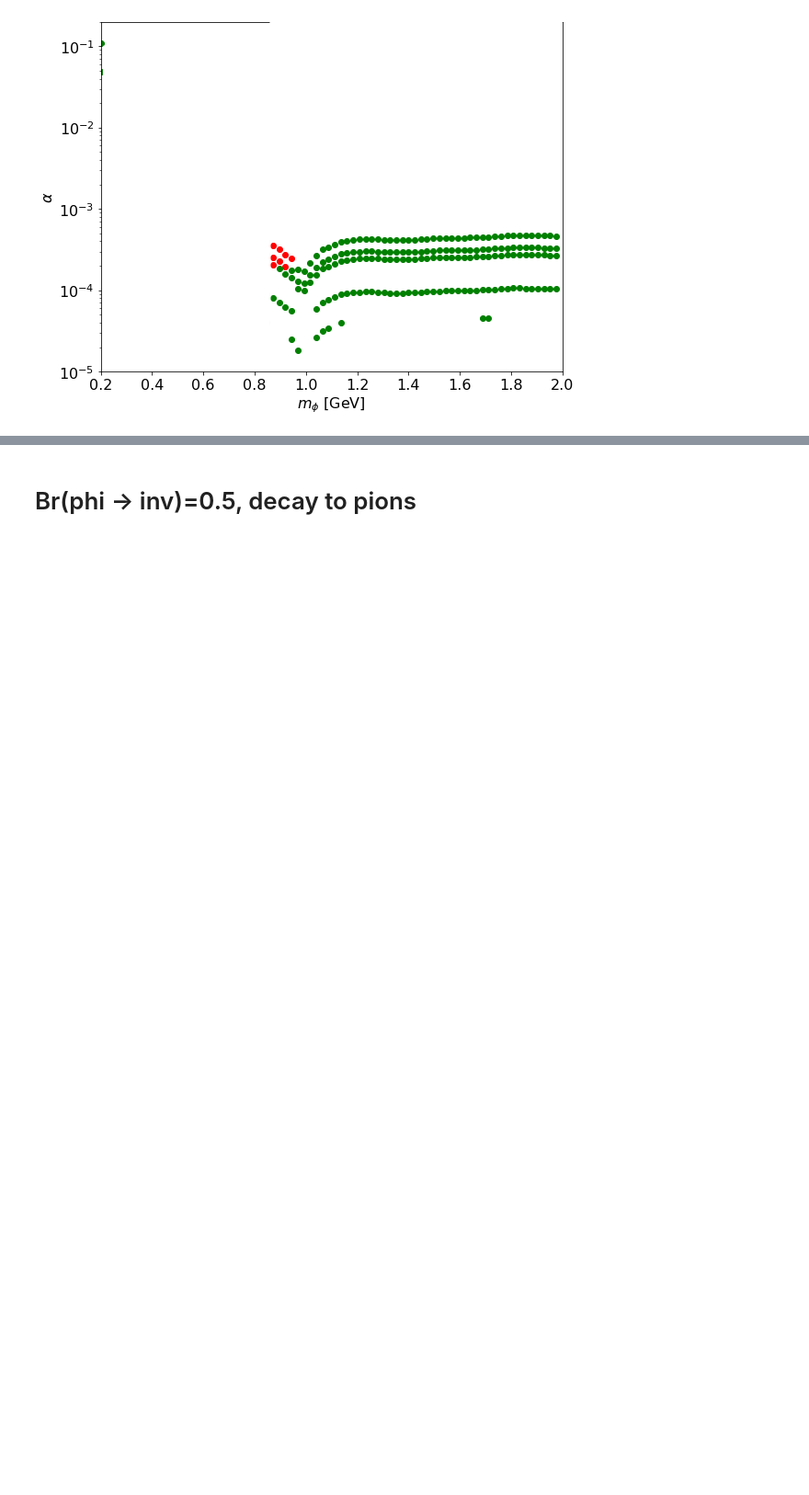
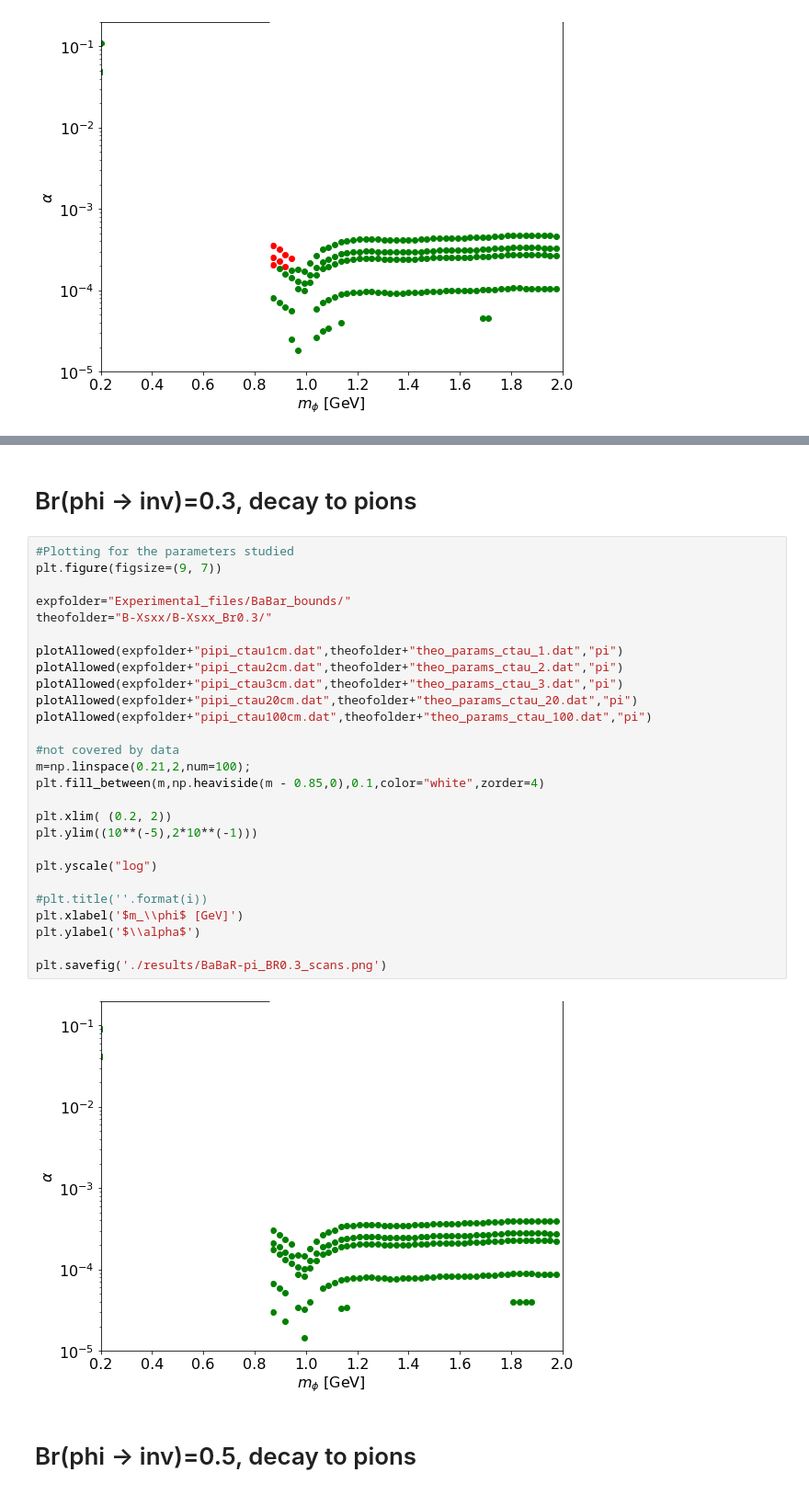
Before and after one commit to anasthesia/B-K, a Jupyter notebook: BaBar_bounds.ipynb, the cells around one changed output, grey strips where cells are left out. Shown at 92% size. Saved outputs shown, nothing was run; the diff lists cells and outputs as text; blank space fills up the shorter version.

```diff
--- a/BaBar_bounds.ipynb
+++ b/BaBar_bounds.ipynb
@@ -156,3 +249,34 @@ plt.savefig('./results/BaBaR-pi_BR0_scans.png')
+# %% [markdown]
+# Br(phi -> inv)=0.3, decay to pions
+# %%
+#Plotting for the parameters studied
+plt.figure(figsize=(9, 7))
+
+expfolder="Experimental_files/BaBar_bounds/"
+theofolder="B-Xsxx/B-Xsxx_Br0.3/"
+
+plotAllowed(expfolder+"pipi_ctau1cm.dat",theofolder+"theo_params_ctau_1.dat","pi")
+plotAllowed(expfolder+"pipi_ctau2cm.dat",theofolder+"theo_params_ctau_2.dat","pi")
+plotAllowed(expfolder+"pipi_ctau3cm.dat",theofolder+"theo_params_ctau_3.dat","pi")
+plotAllowed(expfolder+"pipi_ctau20cm.dat",theofolder+"theo_params_ctau_20.dat","pi")
+plotAllowed(expfolder+"pipi_ctau100cm.dat",theofolder+"theo_params_ctau_100.dat","pi")
+
+#not covered by data
+m=np.linspace(0.21,2,num=100);
+plt.fill_between(m,np.heaviside(m - 0.85,0),0.1,color="white",zorder=4)
+
+plt.xlim( (0.2, 2))
+plt.ylim((10**(-5),2*10**(-1)))
+
+plt.yscale("log")
+
+#plt.title(''.format(i))
+plt.xlabel('$m_\\phi$ [GeV]')
+plt.ylabel('$\\alpha$')
+
+plt.savefig('./results/BaBaR-pi_BR0.3_scans.png')
+# %% [output]
+[figure, added]
 # %% [markdown]
 # Br(phi -> inv)=0.5, decay to pions
 # %%
```
Also changed, not shown: parts of 6 cells of this notebook, 2 other files.
